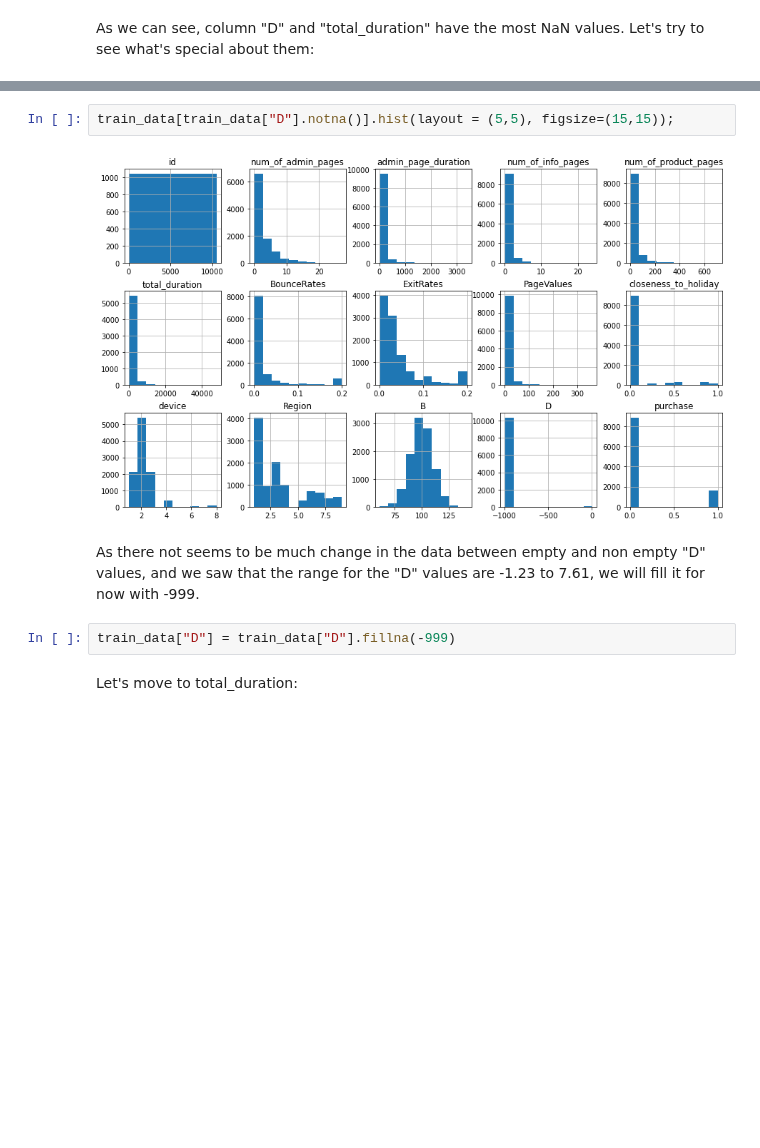
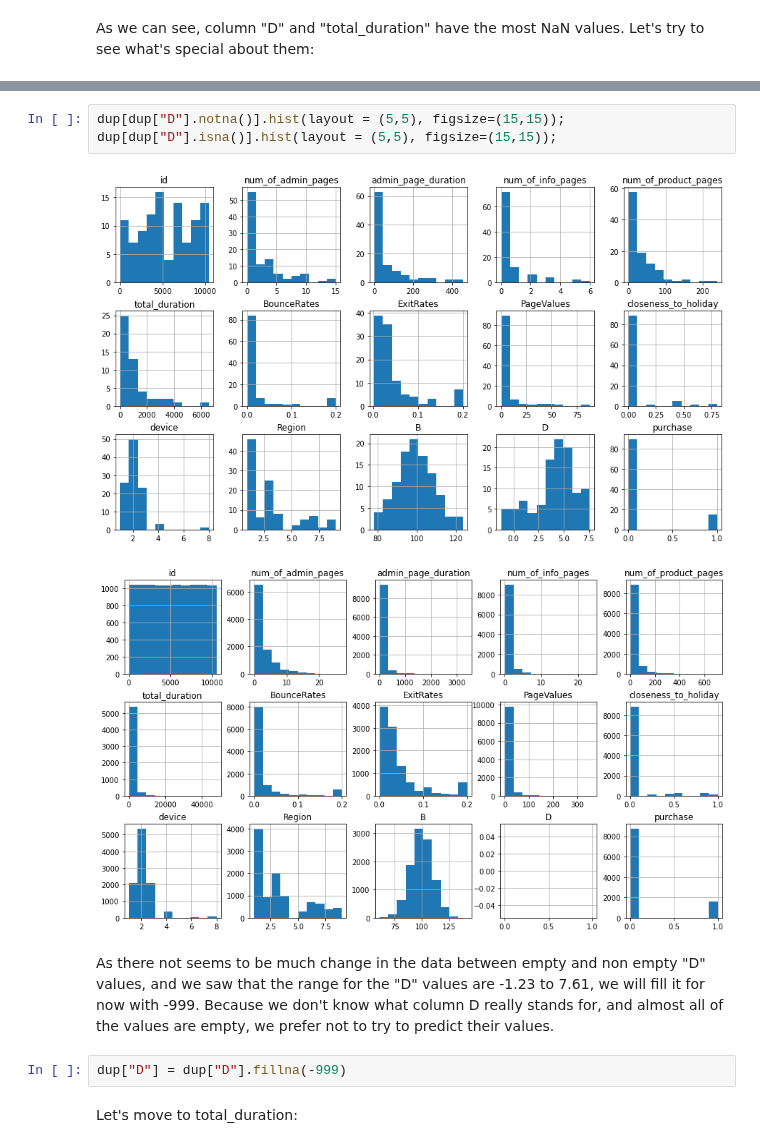
Before and after one commit to mikisegall/ml_final_project, a Jupyter notebook: avi_test.ipynb, the cells around one changed output, grey strips where cells are left out. Drawn from its saved outputs; the diff is of its cells as text; blank space fills up the shorter version.

```diff
--- a/avi_test.ipynb
+++ b/avi_test.ipynb
@@ -135,11 +140,14 @@ train_data[train_data["D"].notna()]
 # %%
-train_data[train_data["D"].notna()].hist(layout = (5,5), figsize=(15,15));
+dup[dup["D"].notna()].hist(layout = (5,5), figsize=(15,15));
+dup[dup["D"].isna()].hist(layout = (5,5), figsize=(15,15));
 # %% [output]
-[figure, old version]
+[figure, new version]
+[figure, added]
 # %% [markdown]
 As there not seems to be much change in the data between empty and non empty "D" values, and we saw that the range for the "D" values are -1.23 to 7.61, we will fill it for now with -999.
+Because we don't know what column D really stands for, and almost all of the values are empty, we prefer not to try to predict their values.
 # %%
-train_data["D"] = train_data["D"].fillna(-999)
+dup["D"] = dup["D"].fillna(-999)
 # %% [markdown]
 Let's move to total_duration:
 # %%
```
Also changed, not shown: parts of 36 cells of this notebook.
